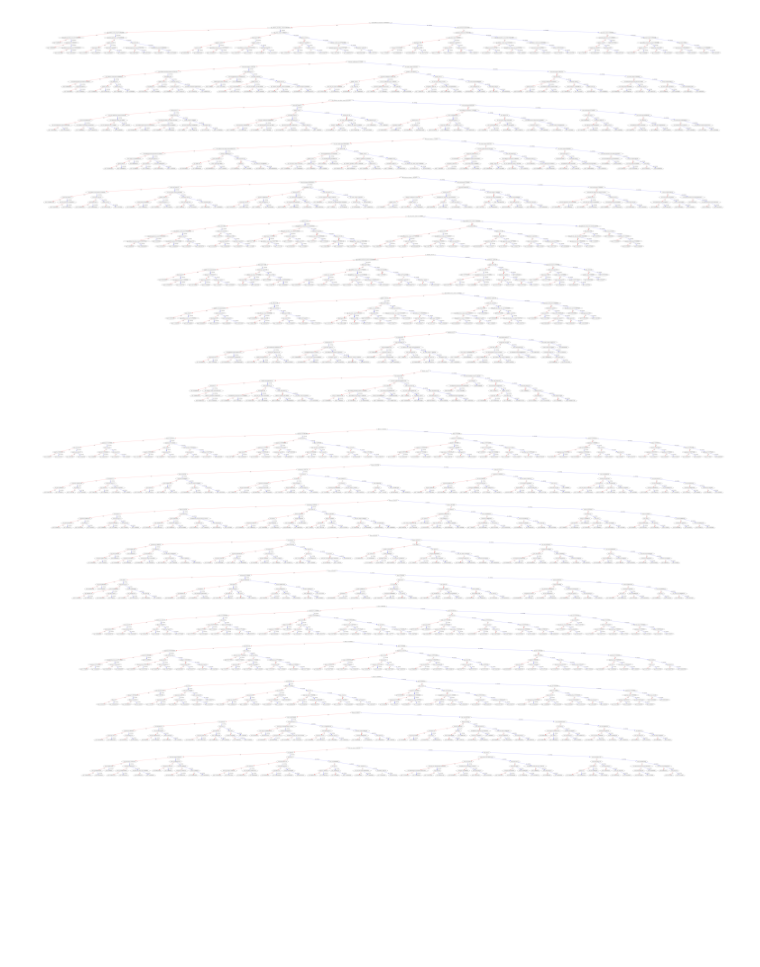
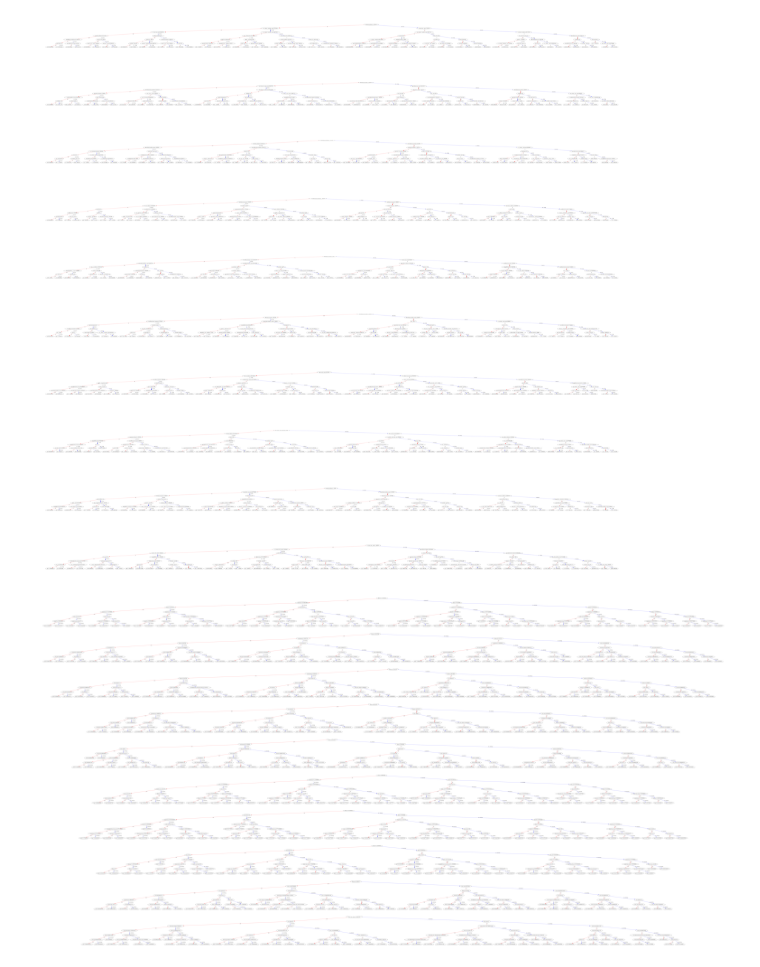
Before and after one commit to haiminh2001/Otto, a Jupyter notebook: EDA.ipynb, the cells around one changed output. Cells and saved outputs as stored; diff of their text form; code cells hidden in the pictures; blank space fills up the shorter version.

```diff
--- a/EDA.ipynb
+++ b/EDA.ipynb
@@ -4,7 +4,7 @@ import xgboost as xgb
 # %%
 MODEL_PATH = '/home/anhphantq/xgboost'
 TEST_MODEL_PATH = '/home/anhphantq/xgboost_test'
-MODEL_VERSION = '11'
+MODEL_VERSION = '12'
 TEST_MODEL_VERSION = '8'
 # %%
 import xgboost as xgb
@@ -28,19 +28,19 @@ for fold in range(3):
 # %%
 from xgb_utils import columns, test_columns
 # %%
-model = cart_model
+model = click_model
 model.feature_names = columns[3:]
 # %%
 # click_model.feature_names = columns
 import matplotlib.pyplot as plt
+ntree = 10
 
-
-fig, axs = plt.subplots(10,1, figsize = (30, 10))
-for i in range(10):
-    plot_tree(model, fontsize = 10, num_trees= i, ax = axs[i])
-plt.savefig('tree_high_dpi', dpi=1600)
+fig, axs = plt.subplots(10,1, figsize = (100 / ntree, 10))
+for i in range(ntree):
+    plot_tree(model, fontsize = 10, num_trees= i, ax = axs if ntree == 1 else axs[i])
+plt.savefig('tree_high_dpi', dpi=160 * ntree)
 # %% [output]
-[figure, old version]
+[figure, new version]
 # %%
 import xgboost as xgb
 test_click_models = []
```
Also changed, not shown: 1 other file.
